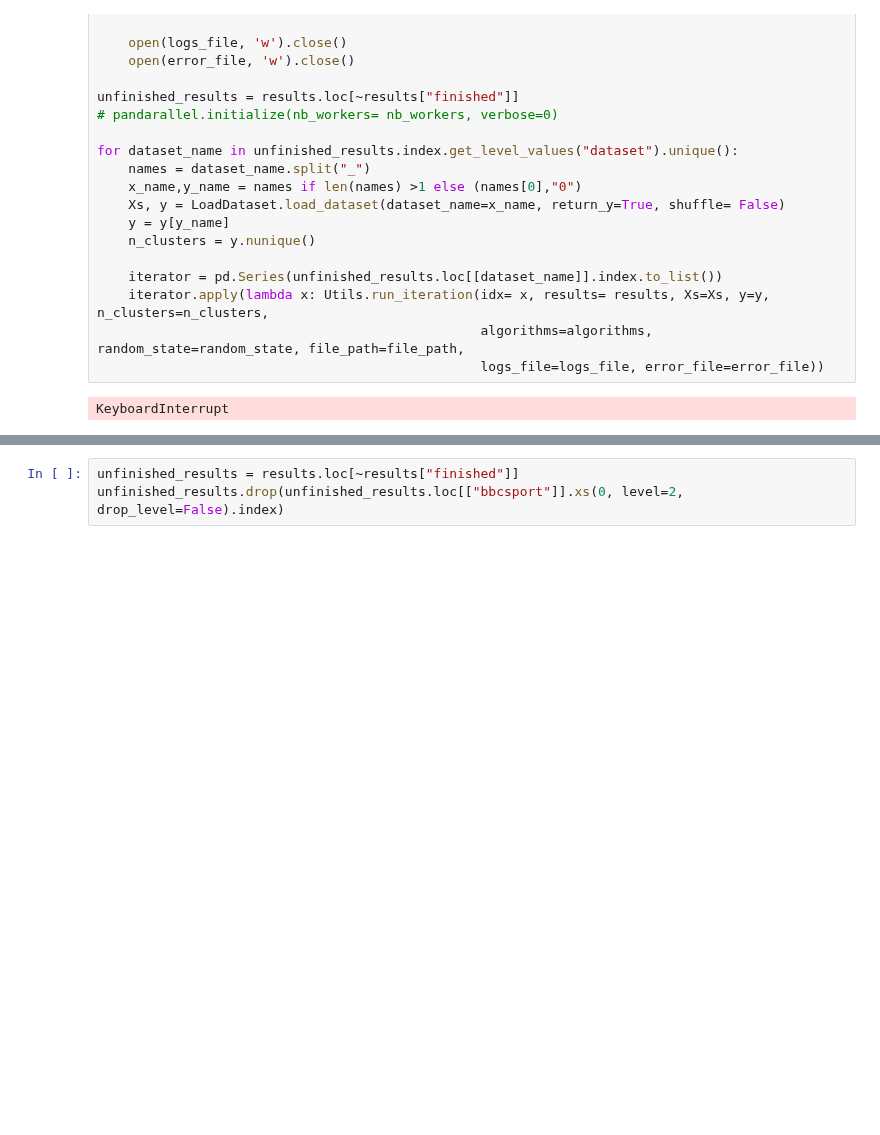
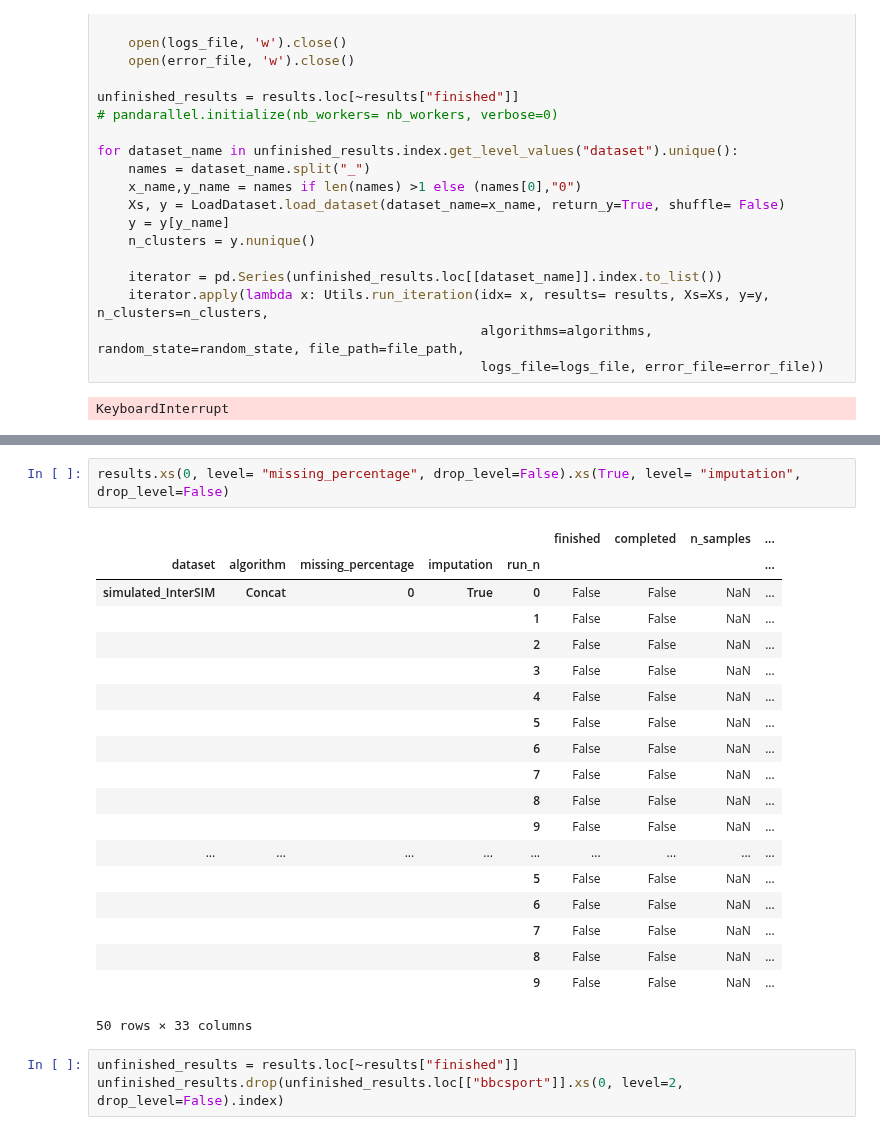
Before and after one commit to RafRomB/imml, a Jupyter notebook: Untitled.ipynb, the cells around one changed output, grey strips where cells are left out. Drawn from its saved outputs; the diff is of its cells as text; blank space fills up the shorter version.

```diff
--- a/Untitled.ipynb
+++ b/Untitled.ipynb
@@ -109,3 +164,25 @@ KeyboardInterrupt
+# %%
+results.xs(0, level= "missing_percentage", drop_level=False).xs(True, level= "imputation", drop_level=False)
+# %% [output]
+|  |  |  |  |  | finished | completed | n_samples | ... |
+| dataset | algorithm | missing_percentage | imputation | run_n |  |  |  | ... |
+| simulated_InterSIM | Concat | 0 | True | 0 | False | False | NaN | ... |
+|  |  |  |  | 1 | False | False | NaN | ... |
+|  |  |  |  | 2 | False | False | NaN | ... |
+|  |  |  |  | 3 | False | False | NaN | ... |
+|  |  |  |  | 4 | False | False | NaN | ... |
+|  |  |  |  | 5 | False | False | NaN | ... |
+|  |  |  |  | 6 | False | False | NaN | ... |
+|  |  |  |  | 7 | False | False | NaN | ... |
+|  |  |  |  | 8 | False | False | NaN | ... |
+|  |  |  |  | 9 | False | False | NaN | ... |
+| ... | ... | ... | ... | ... | ... | ... | ... | ... |
+|  |  |  |  | 5 | False | False | NaN | ... |
+|  |  |  |  | 6 | False | False | NaN | ... |
+|  |  |  |  | 7 | False | False | NaN | ... |
+|  |  |  |  | 8 | False | False | NaN | ... |
+|  |  |  |  | 9 | False | False | NaN | ... |
+50 rows × 33 columns
 # %%
 unfinished_results = results.loc[~results["finished"]]
 unfinished_results.drop(unfinished_results.loc[["bbcsport"]].xs(0, level=2, drop_level=False).index)
```
Also changed, not shown: parts of 8 cells of this notebook, 2 other files.
